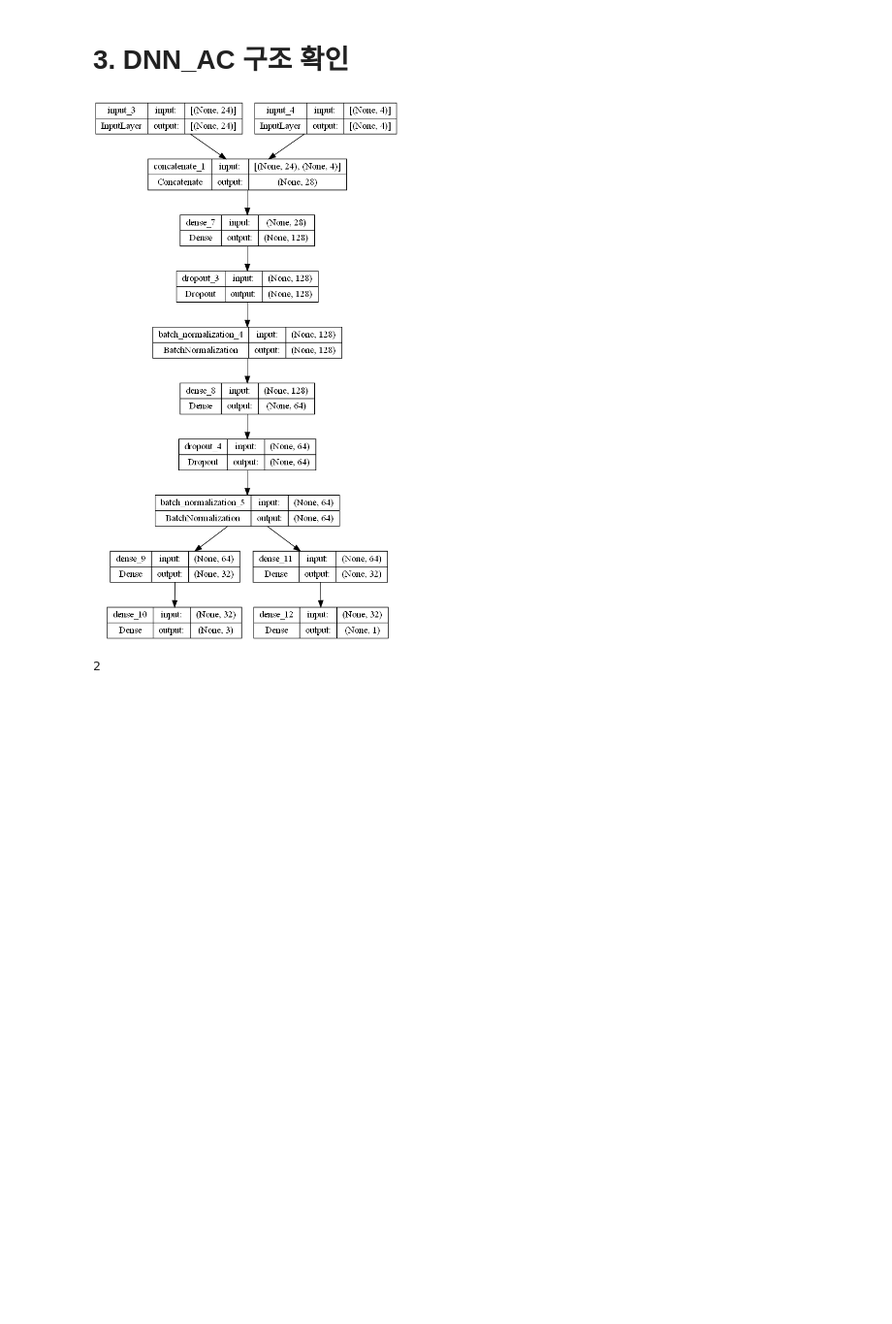
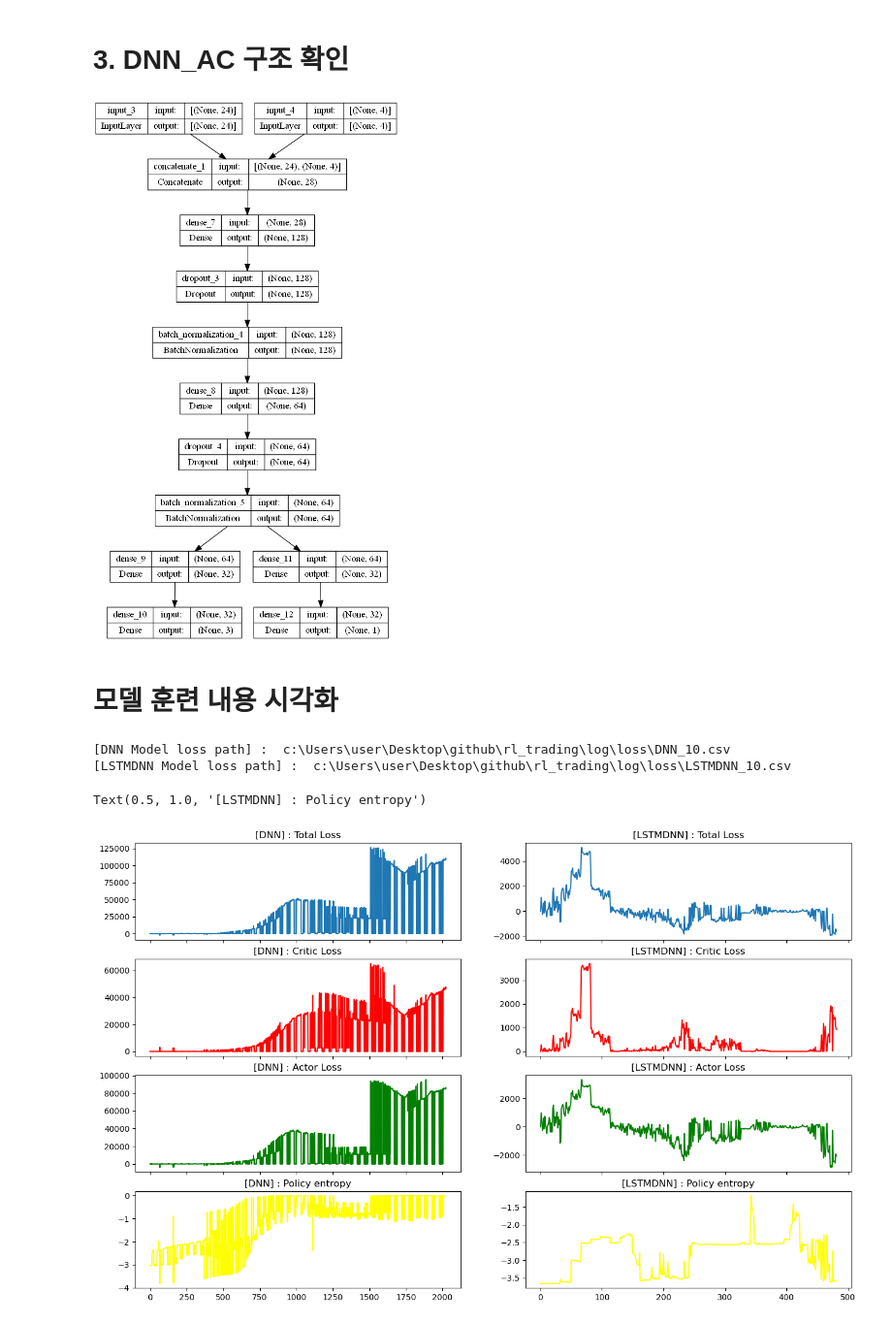
Before and after one commit to jongwoncode/Reinforcement-Trading-Model-, a Jupyter notebook: show_structure.ipynb, the cells around one changed output. Shown at 97% size. Drawn from its saved outputs; the diff is of its cells as text; code cells hidden in the pictures; blank space fills up the shorter version.

```diff
--- a/show_structure.ipynb
+++ b/show_structure.ipynb
@@ -233,11 +245,58 @@ tf.keras.utils.plot_model(
         show_shapes=True, show_layer_names=True, expand_nested=False)
 # %% [output]
 [figure]
-# %%
-import numpy as np
-
-c_observed = [[1, 1, 2, 3]]
-dim = np.ndim(c_observed)
-dim
-# %% [output]
-2
+# %% [markdown]
+# 모델 훈련 내용 시각화
+# %%
+import numpy as np
+import pandas as pd
+import matplotlib.pyplot as plt
+import utils
+import os
+
+# get loss file path
+loss_path = os.path.join(os.getcwd(), 'log', 'loss')
+loss_file = os.listdir(loss_path)
+path_dnn_loss = os.path.join(loss_path, loss_file[0])
+path_lstmdnn_loss = os.path.join(loss_path, loss_file[1])
+
+print('[DNN Model loss path] : ', path_dnn_loss)
+print('[LSTMDNN Model loss path] : ', path_lstmdnn_loss)
+
+# get csv file
+colnames=['total_loss', 'critic_loss', 'actor_loss', 'entropy']
+df_dnn_loss = pd.read_csv(path_dnn_loss, names=colnames, header=None)
+df_lstmdnn_loss = pd.read_csv(path_lstmdnn_loss, names=colnames, header=None)
+# %% [output]
+[DNN Model loss path] :  c:\Users\user\Desktop\github\rl_trading\log\loss\DNN_10.csv
+[LSTMDNN Model loss path] :  c:\Users\user\Desktop\github\rl_trading\log\loss\LSTMDNN_10.csv
+# %%
+fig, axes = plt.subplots(nrows=4, ncols=2, figsize=(16,10), sharex='col')
+
+# dnn loss plot
+axes[0][0].plot(df_dnn_loss.index, df_dnn_loss.total_loss)
+axes[1][0].plot(df_dnn_loss.index, df_dnn_loss.critic_loss, color = 'red')
+axes[2][0].plot(df_dnn_loss.index, df_dnn_loss.actor_loss, color = 'green')
+axes[3][0].plot(df_dnn_loss.index, df_dnn_loss.entropy, color='yellow')
+
+# title
+axes[0][0].set_title('[DNN] : Total Loss')
+axes[1][0].set_title('[DNN] : Critic Loss')
+axes[2][0].set_title('[DNN] : Actor Loss')
+axes[3][0].set_title('[DNN] : Policy entropy')
+
+
+# dnn loss plot
+axes[0][1].plot(df_lstmdnn_loss.index, df_lstmdnn_loss.total_loss)
+axes[1][1].plot(df_lstmdnn_loss.index, df_lstmdnn_loss.critic_loss, color = 'red')
+axes[2][1].plot(df_lstmdnn_loss.index, df_lstmdnn_loss.actor_loss, color = 'green')
+axes[3][1].plot(df_lstmdnn_loss.index, df_lstmdnn_loss.entropy, color='yellow')
+
+# title
+axes[0][1].set_title('[LSTMDNN] : Total Loss')
+axes[1][1].set_title('[LSTMDNN] : Critic Loss')
+axes[2][1].set_title('[LSTMDNN] : Actor Loss')
+axes[3][1].set_title('[LSTMDNN] : Policy entropy')
+# %% [output]
+Text(0.5, 1.0, '[LSTMDNN] : Policy entropy')
+[figure, added]
```
Also changed, not shown: parts of 7 cells of this notebook, 36 other files.
